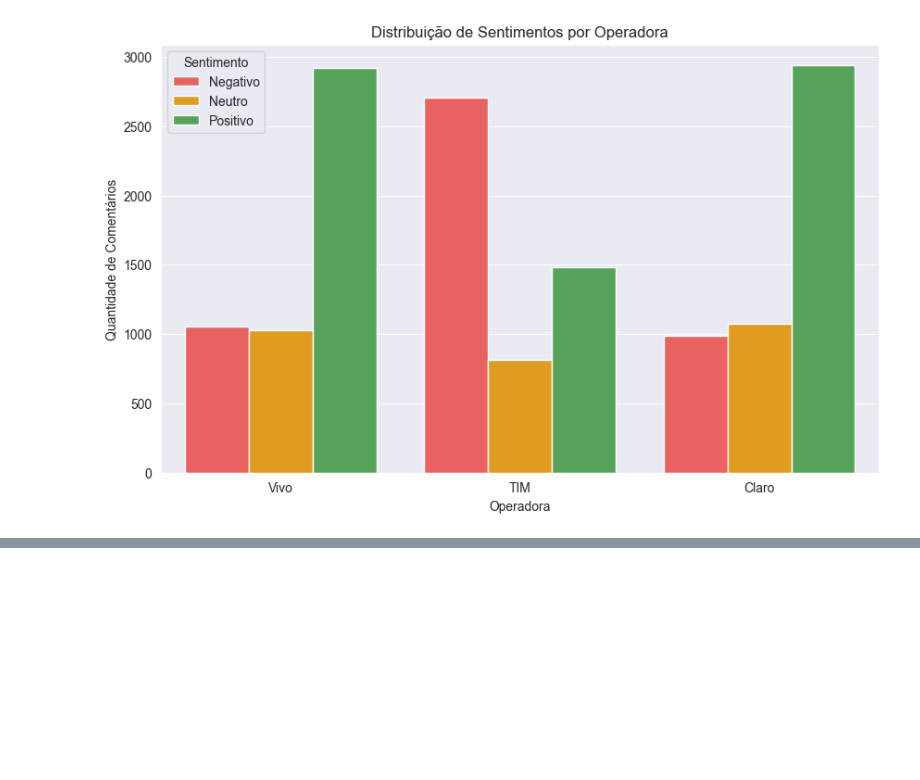
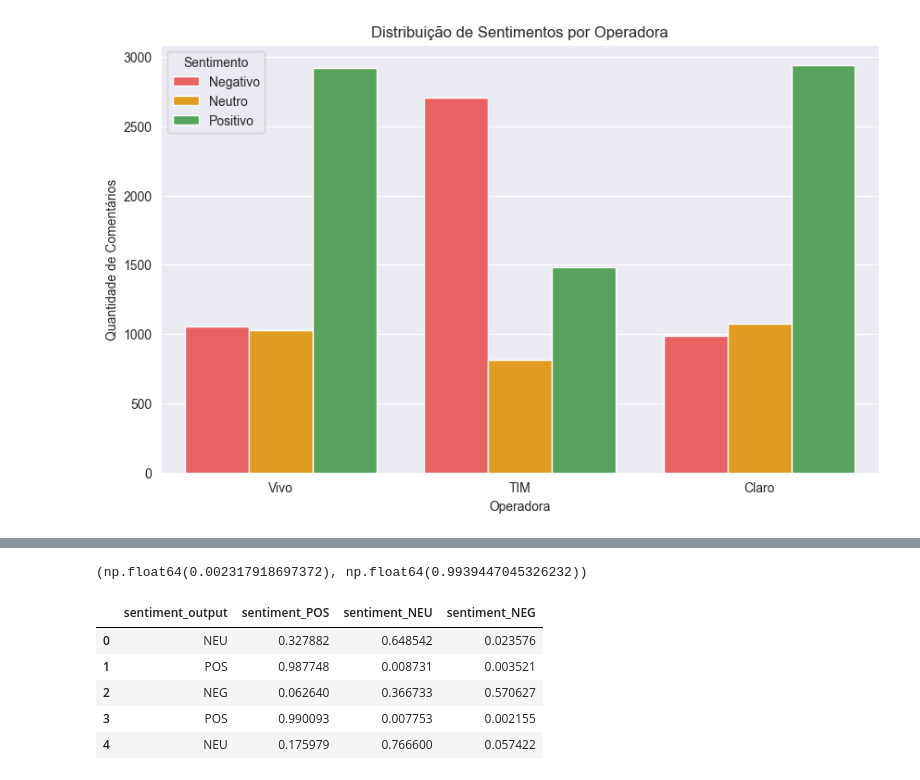
Before and after one commit to PedroReste/analises_e_insights, a Jupyter notebook: sentimentos_e_temas_de_comentarios_de_apps/notebook.ipynb, the cells around one changed output, grey strips where cells are left out. Saved outputs shown, nothing was run; the diff lists cells and outputs as text; code cells hidden in the pictures; blank space fills up the shorter version.

Commit message:
Detalhando as possibilidade de atuação e levatando mais pontos para observar

```diff
--- a/sentimentos_e_temas_de_comentarios_de_apps/notebook.ipynb
+++ b/sentimentos_e_temas_de_comentarios_de_apps/notebook.ipynb
@@ -397,0 +340,14 @@ fig.show()
+# %%
+#Construir uma lógica com if for loop para separa sentimento como super positivos de positivos moderados para ter 5 classificações ou 7
+df_tim["sentiment_POS"].min(), df_tim["sentiment_POS"].max()
+# %% [output]
+(np.float64(0.002317918697372), np.float64(0.9939447045326232))
+# %%
+df_tim[['sentiment_output', 'sentiment_POS', 'sentiment_NEU', 'sentiment_NEG']].head()
+# %% [output]
+|  | sentiment_output | sentiment_POS | sentiment_NEU | sentiment_NEG |
+| 0 | NEU | 0.327882 | 0.648542 | 0.023576 |
+| 1 | POS | 0.987748 | 0.008731 | 0.003521 |
+| 2 | NEG | 0.062640 | 0.366733 | 0.570627 |
+| 3 | POS | 0.990093 | 0.007753 | 0.002155 |
+| 4 | NEU | 0.175979 | 0.766600 | 0.057422 |
```
Also changed, not shown: parts of 11 cells of this notebook.
